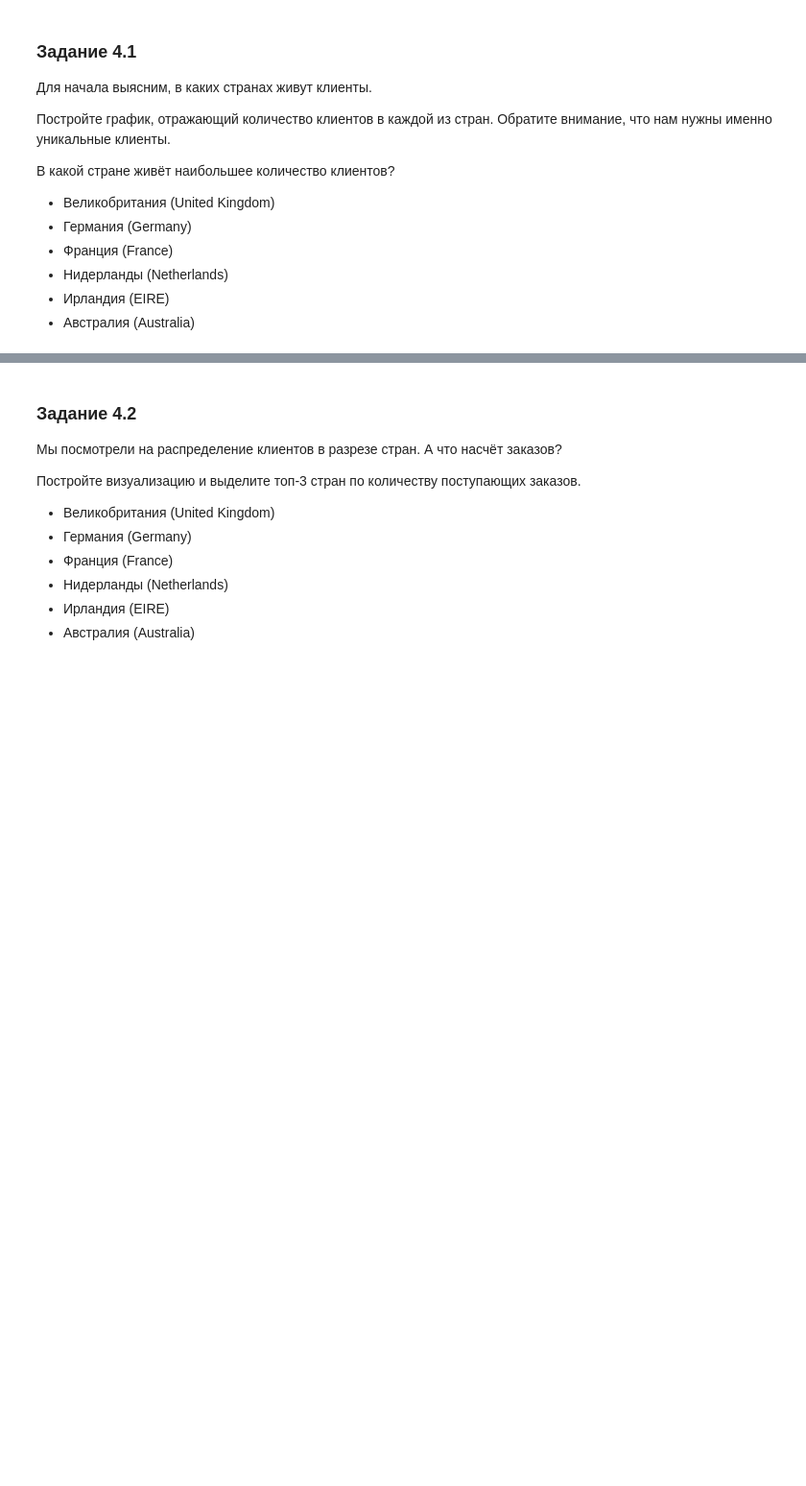
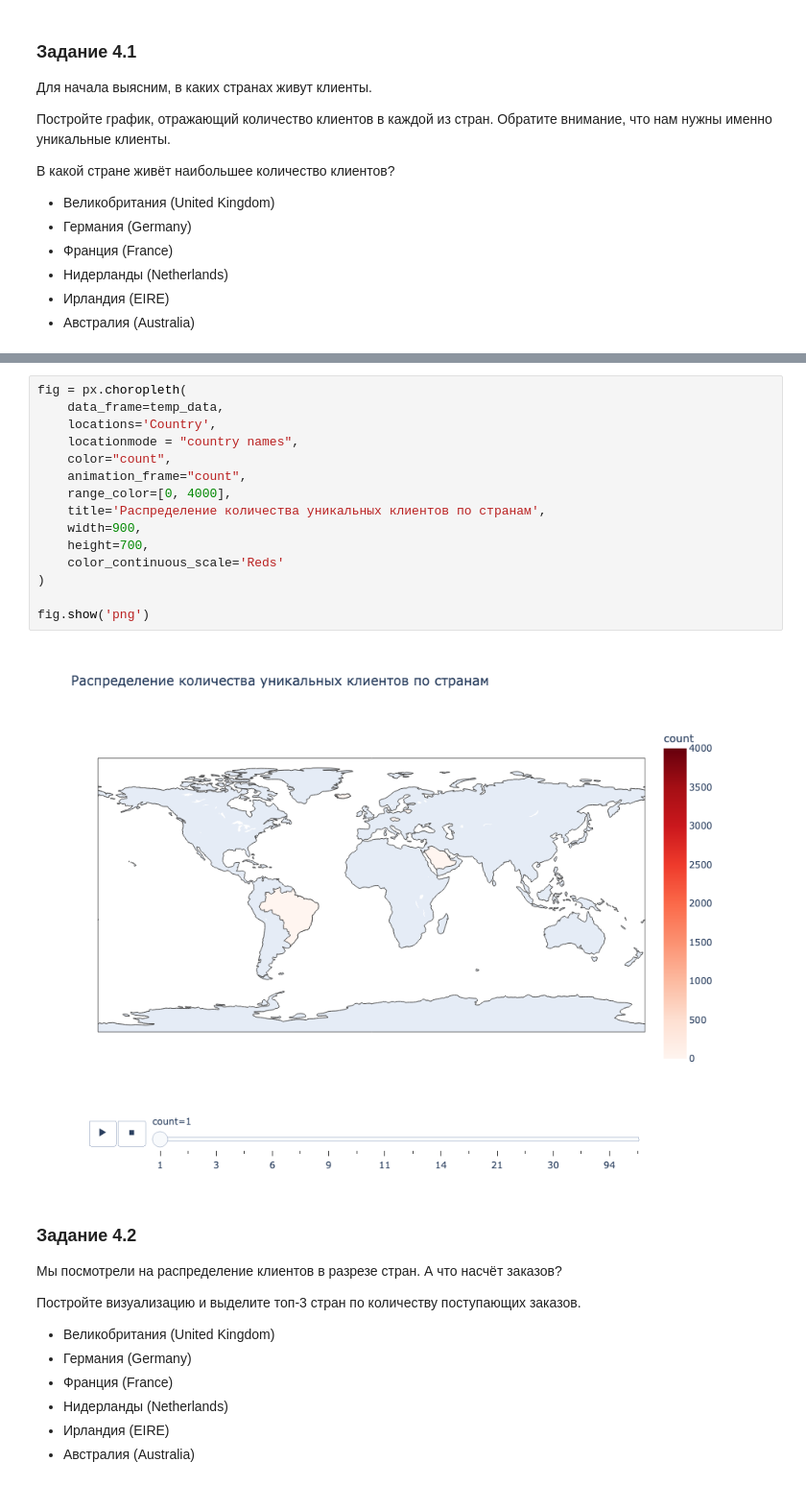
Before and after one commit to Nadarsa/sf_data_science, a Jupyter notebook: PROJECT-6/Project-6. Ноутбук-шаблон.ipynb, the cells around one changed output, grey strips where cells are left out. Shown at 96% size. Drawn from its saved outputs; the diff is of its cells as text; blank space fills up the shorter version.

```diff
--- a/PROJECT-6/Project-6. Ноутбук-шаблон.ipynb
+++ b/PROJECT-6/Project-6. Ноутбук-шаблон.ipynb
@@ -336,3 +552,20 @@ Length: 401604, dtype: float64
+# %%
+fig = px.choropleth(
+    data_frame=temp_data,
+    locations='Country',
+    locationmode = "country names",
+    color="count",
+    animation_frame="count",
+    range_color=[0, 4000],
+    title='Распределение количества уникальных клиентов по странам',
+    width=900,
+    height=700,
+    color_continuous_scale='Reds'
+)
+
+fig.show('png')
+# %% [output]
+[figure, added]
 # %% [markdown]
 ### Задание 4.2
 Мы посмотрели на распределение клиентов в разрезе стран. А что насчёт заказов?
```
Also changed, not shown: parts of 40 cells of this notebook.
